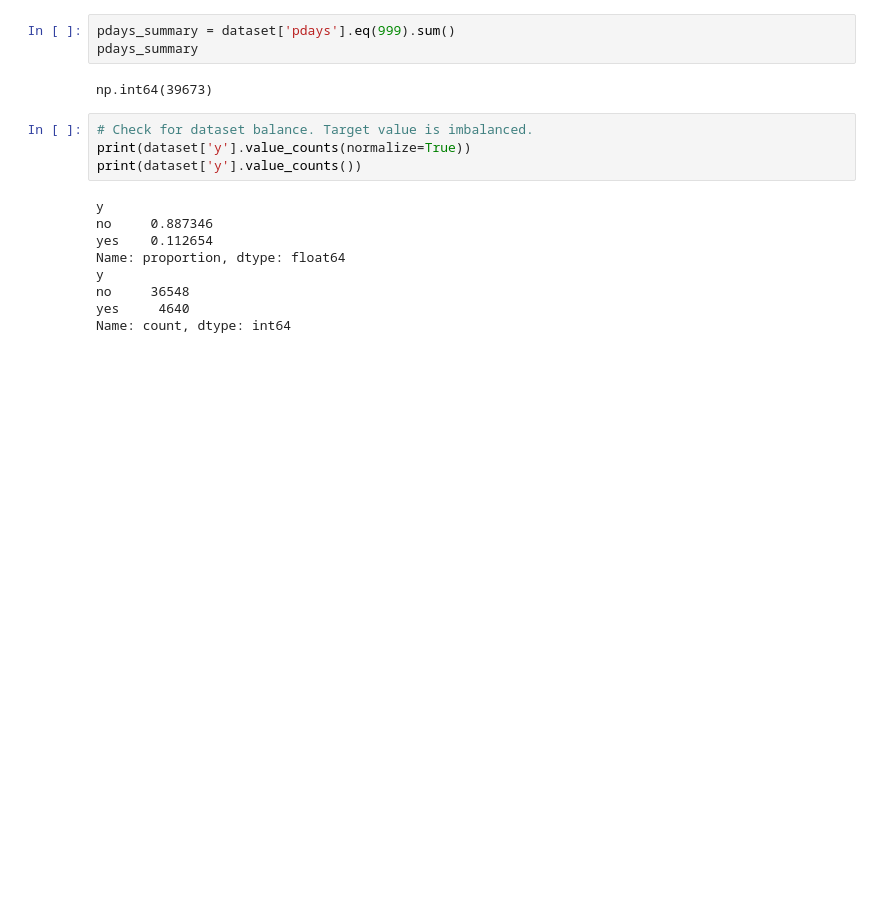
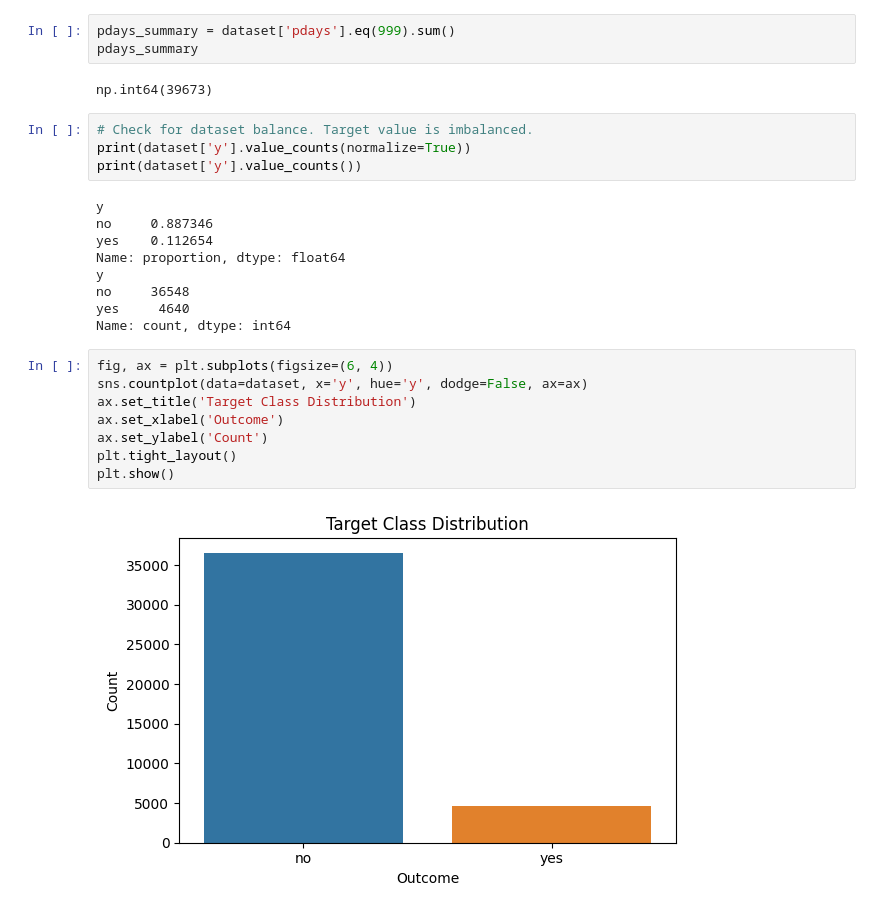
Before and after one commit to Ri-Dearg/adv-an-ca1, a Jupyter notebook: banking.ipynb, the cells around one changed output. Saved outputs shown, nothing was run; the diff lists cells and outputs as text; blank space fills up the shorter version.

Commit message:
feat(data): 🧐 add plot showing distribution

```diff
--- a/banking.ipynb
+++ b/banking.ipynb
@@ -197,3 +197,13 @@ y
 no     36548
 yes     4640
 Name: count, dtype: int64
+# %%
+fig, ax = plt.subplots(figsize=(6, 4))
+sns.countplot(data=dataset, x='y', hue='y', dodge=False, ax=ax)
+ax.set_title('Target Class Distribution')
+ax.set_xlabel('Outcome')
+ax.set_ylabel('Count')
+plt.tight_layout()
+plt.show()
+# %% [output]
+[figure, added]
```
